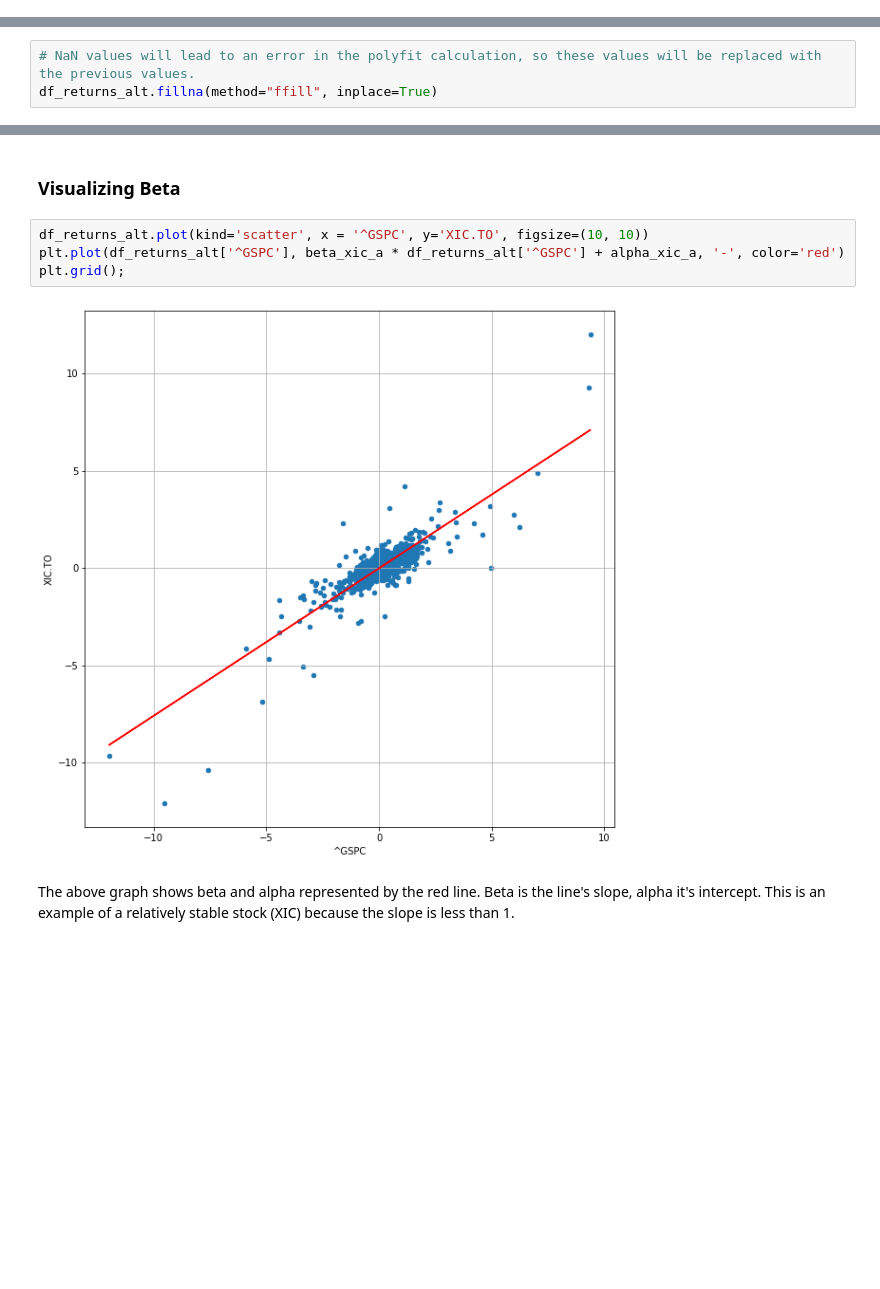
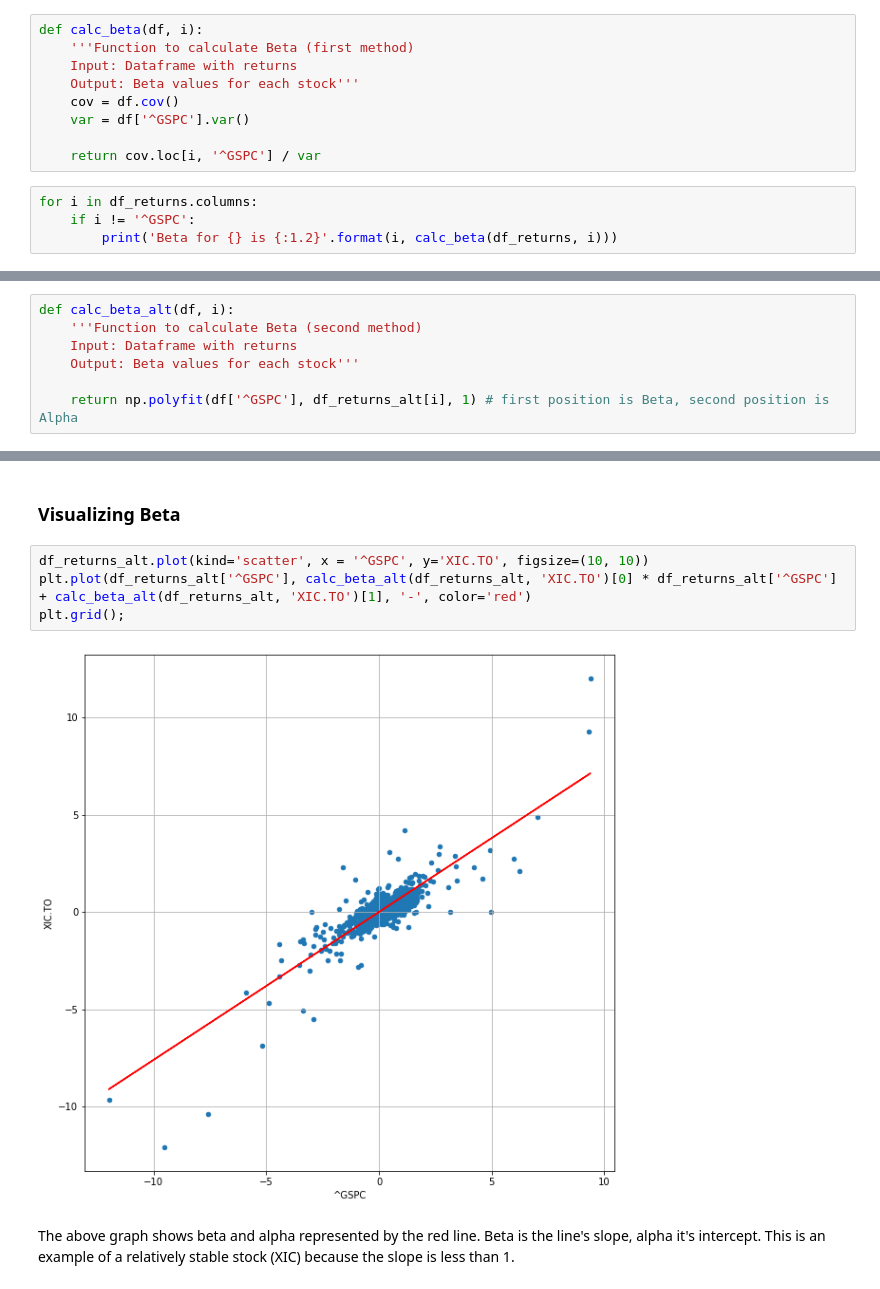
Before and after one commit to LarsTinnefeld/financial-analysis, a Jupyter notebook: transactions.ipynb, the cells around one changed output, grey strips where cells are left out. Cells and saved outputs as stored; diff of their text form; blank space fills up the shorter version.

```diff
--- a/transactions.ipynb
+++ b/transactions.ipynb
@@ -97,0 +134,13 @@ Betas for XIC: 0.8, SHOPIFY: 1.2, Tesla: 1.3, Vanguard_us: 0.87, Vanguard_ca: 0.
+# %%
+def calc_beta(df, i):
+    '''Function to calculate Beta (first method)
+    Input: Dataframe with returns
+    Output: Beta values for each stock'''
+    cov = df.cov()
+    var = df['^GSPC'].var()
+
+    return cov.loc[i, '^GSPC'] / var
+# %%
+for i in df_returns.columns:
+    if i != '^GSPC':
+        print('Beta for {} is {:1.2}'.format(i, calc_beta(df_returns, i)))
@@ -131,4 +186 @@ df_returns_alt
 770 rows × 6 columns
-# %%
-# NaN values will lead to an error in the polyfit calculation, so these values will be replaced with the previous values.
-df_returns_alt.fillna(method="ffill", inplace=True)
@@ -144,0 +187,7 @@ Betas for XIC: 0.76, SHOPIFY: 1.2, Tesla: 1.3, Vanguard_us: 0.84, Vanguard_ca: 0
+# %%
+def calc_beta_alt(df, i):
+    '''Function to calculate Beta (second method)
+    Input: Dataframe with returns
+    Output: Beta values for each stock'''
+
+    return np.polyfit(df['^GSPC'], df_returns_alt[i], 1) # first position is Beta, second position is Alpha
@@ -148,10 +207,10 @@ The results are slightly different, but close enough for the evaluation. This me
 ### Visualizing Beta
 # %%
 df_returns_alt.plot(kind='scatter', x = '^GSPC', y='XIC.TO', figsize=(10, 10))
-plt.plot(df_returns_alt['^GSPC'], beta_xic_a * df_returns_alt['^GSPC'] + alpha_xic_a, '-', color='red')
+plt.plot(df_returns_alt['^GSPC'], calc_beta_alt(df_returns_alt, 'XIC.TO')[0] * df_returns_alt['^GSPC'] + calc_beta_alt(df_returns_alt, 'XIC.TO')[1], '-', color='red')
 plt.grid();
 # %% [output]
-[figure, old version]
+[figure, new version]
 # %% [markdown]
 The above graph shows beta and alpha represented by the red line. Beta is the line's slope, alpha it's intercept. This is an example of a relatively stable stock (XIC) because the slope is less than 1.
 # %% [markdown]
```
Also changed, not shown: parts of 24 cells of this notebook.
